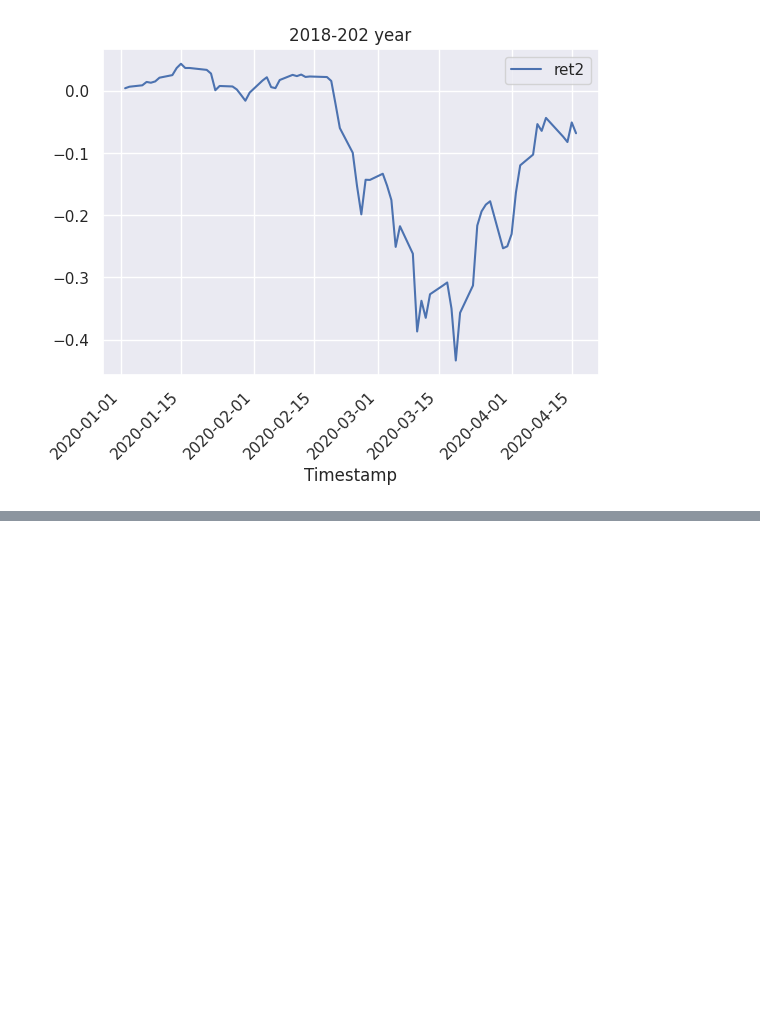
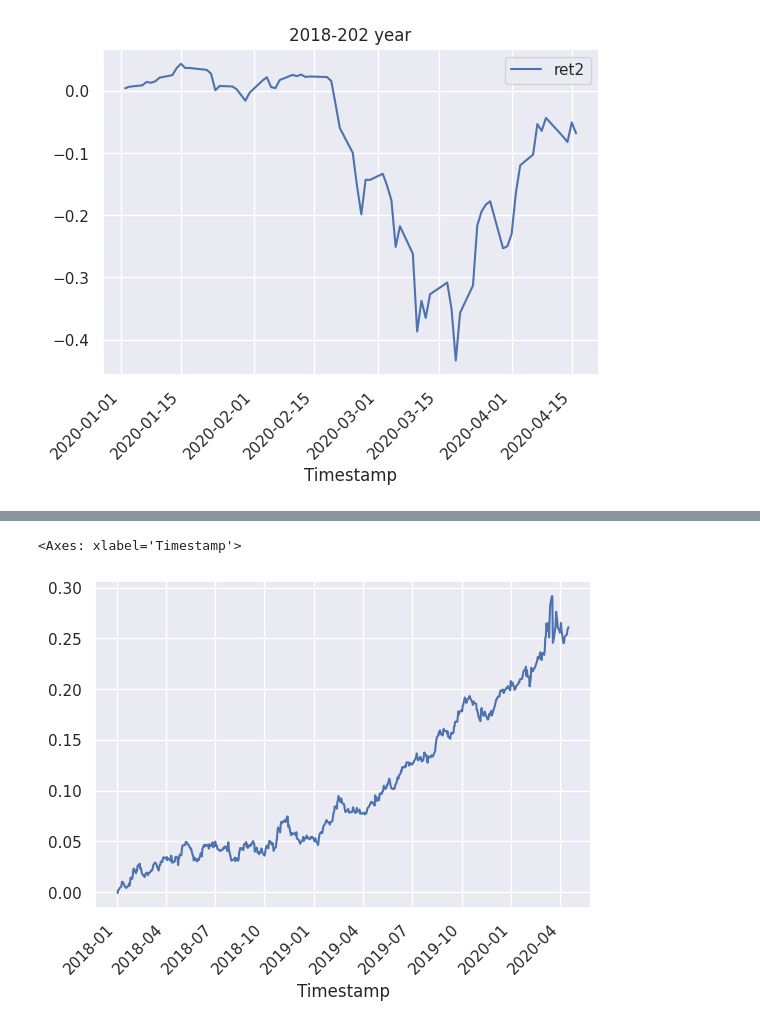
Before and after one commit to Jy447/alpha, a Jupyter notebook: US stock_alpha_SDG.ipynb, the cells around one changed output, grey strips where cells are left out. Cells and saved outputs as stored; diff of their text form; code cells hidden in the pictures; blank space fills up the shorter version.

```diff
--- a/US stock_alpha_SDG.ipynb
+++ b/US stock_alpha_SDG.ipynb
@@ -1511,0 +1633,7 @@ ret_pd1 = pd.DataFrame(tmp.groupby('Timestamp').ret2.mean() - 1.0005)
+# %%
+long_ret = (test[(test.factor_rank_bin == 3)].groupby('Timestamp').ret1_x.mean()-1).cumsum()
+short_ret = (test[(test.factor_rank_bin == 5)].groupby('Timestamp').ret1_x.mean()-1).cumsum()
+(long_ret - short_ret).plot(rot=45,grid=True)
+# %% [output]
+<Axes: xlabel='Timestamp'>
+[figure, added]
```
Also changed, not shown: parts of 27 cells of this notebook.
